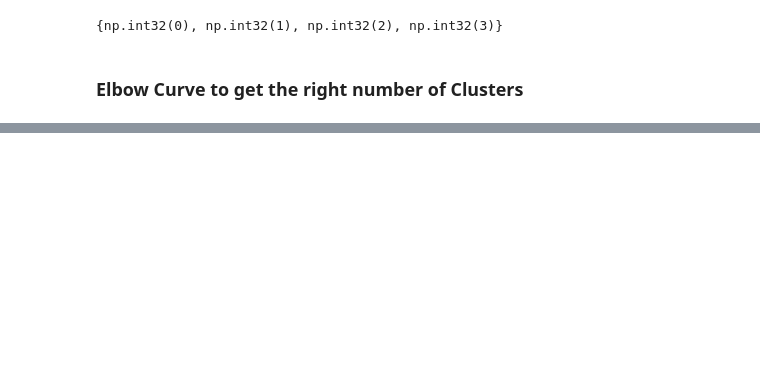
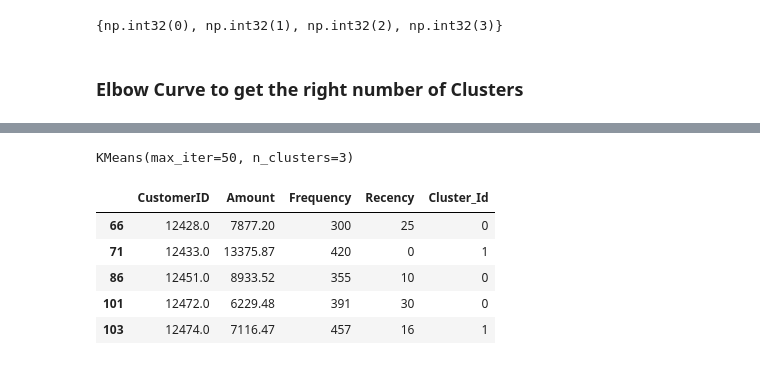
Before and after one commit to frdwish/Machine-learning-Mini-Projects, a Jupyter notebook: Customer_Segmentation/K_MeansClustering.ipynb, the cells around one changed output, grey strips where cells are left out. Cells and saved outputs as stored; diff of their text form; code cells hidden in the pictures; blank space fills up the shorter version.

```diff
--- a/Customer_Segmentation/K_MeansClustering.ipynb
+++ b/Customer_Segmentation/K_MeansClustering.ipynb
@@ -281,0 +286,17 @@ plt.plot(ssd)
+# %%
+# Final model with k=3
+kmeans = KMeans(n_clusters=3, max_iter=50)
+kmeans.fit(rfm_df_scaled)
+# %% [output]
+KMeans(max_iter=50, n_clusters=3)
+# %%
+# assign the label
+rfm['Cluster_Id'] = kmeans.labels_
+rfm.head()
+# %% [output]
+|  | CustomerID | Amount | Frequency | Recency | Cluster_Id |
+| 66 | 12428.0 | 7877.20 | 300 | 25 | 0 |
+| 71 | 12433.0 | 13375.87 | 420 | 0 | 1 |
+| 86 | 12451.0 | 8933.52 | 355 | 10 | 0 |
+| 101 | 12472.0 | 6229.48 | 391 | 30 | 0 |
+| 103 | 12474.0 | 7116.47 | 457 | 16 | 1 |
```
Also changed, not shown: parts of 11 cells of this notebook, 2 other files.
